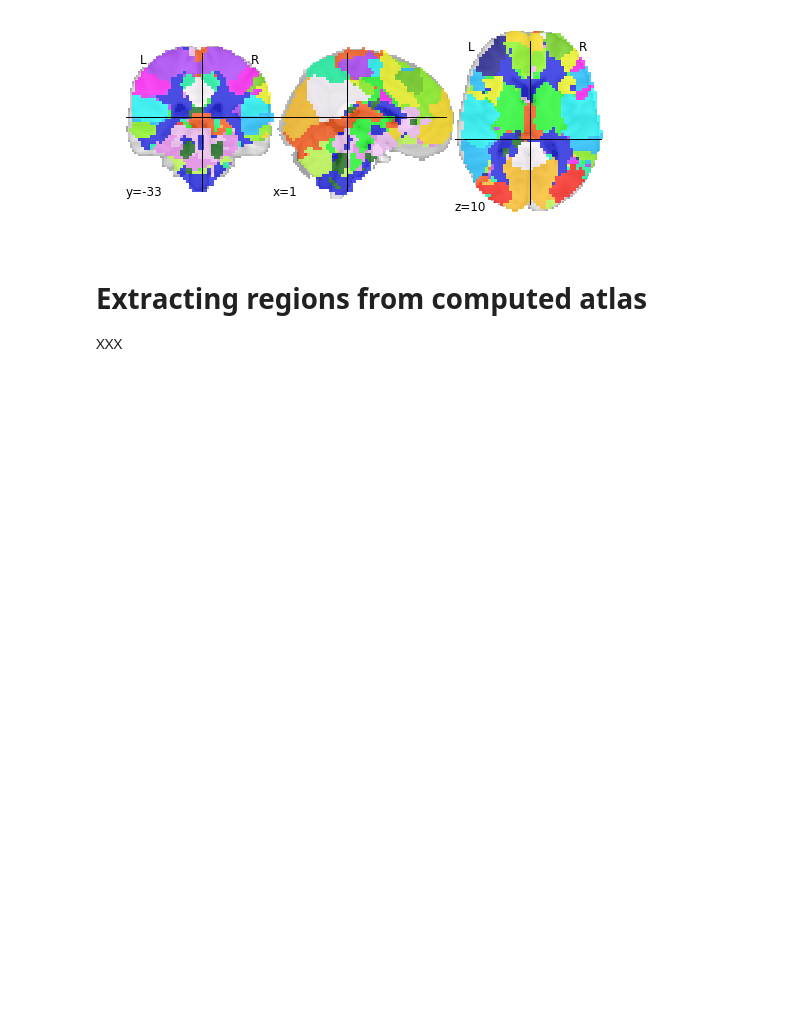
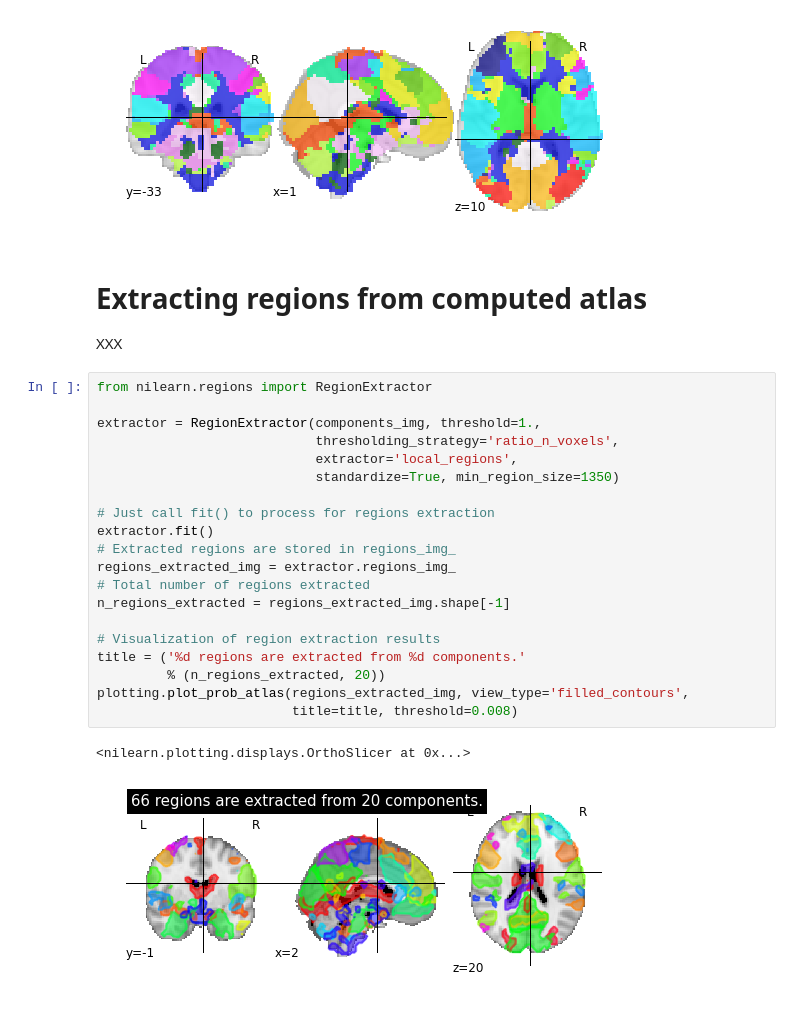
Before and after one commit to mrahim/nilearn_tutorials, a Jupyter notebook: brain_decomposition.ipynb, the cells around one changed output. Drawn from its saved outputs; the diff is of its cells as text; blank space fills up the shorter version.

```diff
--- a/brain_decomposition.ipynb
+++ b/brain_decomposition.ipynb
@@ -178,3 +180,26 @@ plotting.plot_roi(labels_img)
 # Extracting regions from computed atlas
 
 XXX
+# %%
+from nilearn.regions import RegionExtractor
+
+extractor = RegionExtractor(components_img, threshold=1.,
+                            thresholding_strategy='ratio_n_voxels',
+                            extractor='local_regions',
+                            standardize=True, min_region_size=1350)
+
+# Just call fit() to process for regions extraction
+extractor.fit()
+# Extracted regions are stored in regions_img_
+regions_extracted_img = extractor.regions_img_
+# Total number of regions extracted
+n_regions_extracted = regions_extracted_img.shape[-1]
+
+# Visualization of region extraction results
+title = ('%d regions are extracted from %d components.'
+         % (n_regions_extracted, 20))
+plotting.plot_prob_atlas(regions_extracted_img, view_type='filled_contours',
+                         title=title, threshold=0.008)
+# %% [output]
+<nilearn.plotting.displays.OrthoSlicer at 0x...>
+[figure, added]
```
Also changed, not shown: parts of 1 cell of this notebook, 1 other file.
